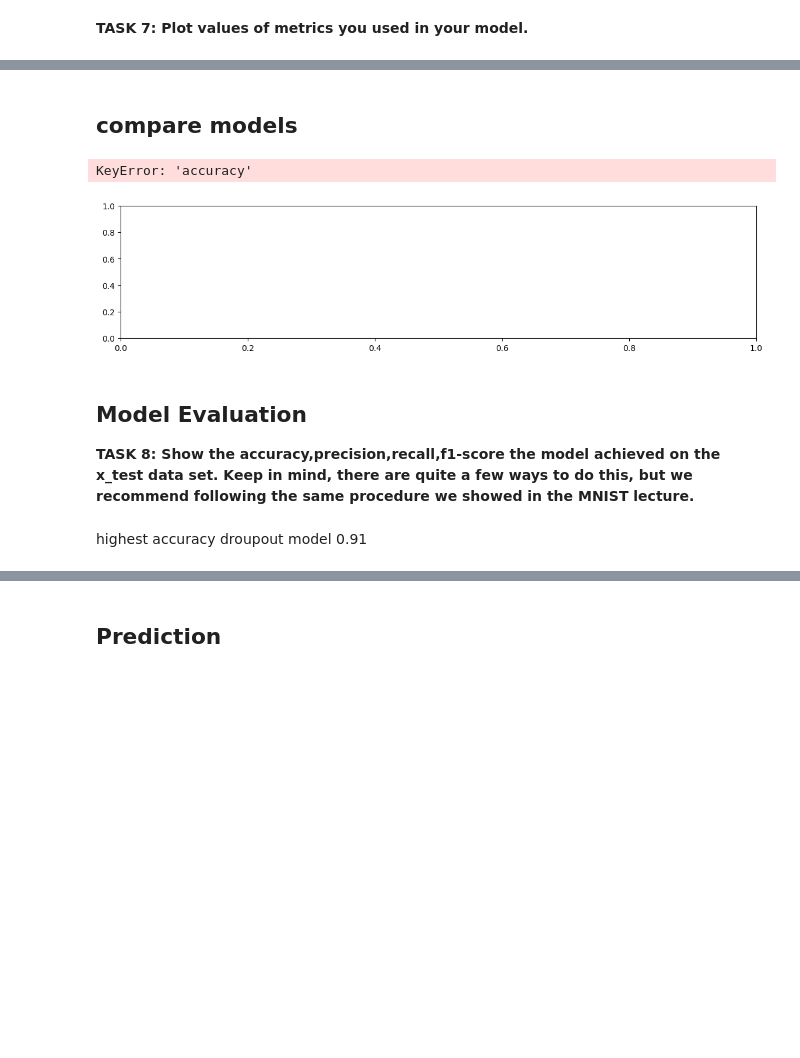
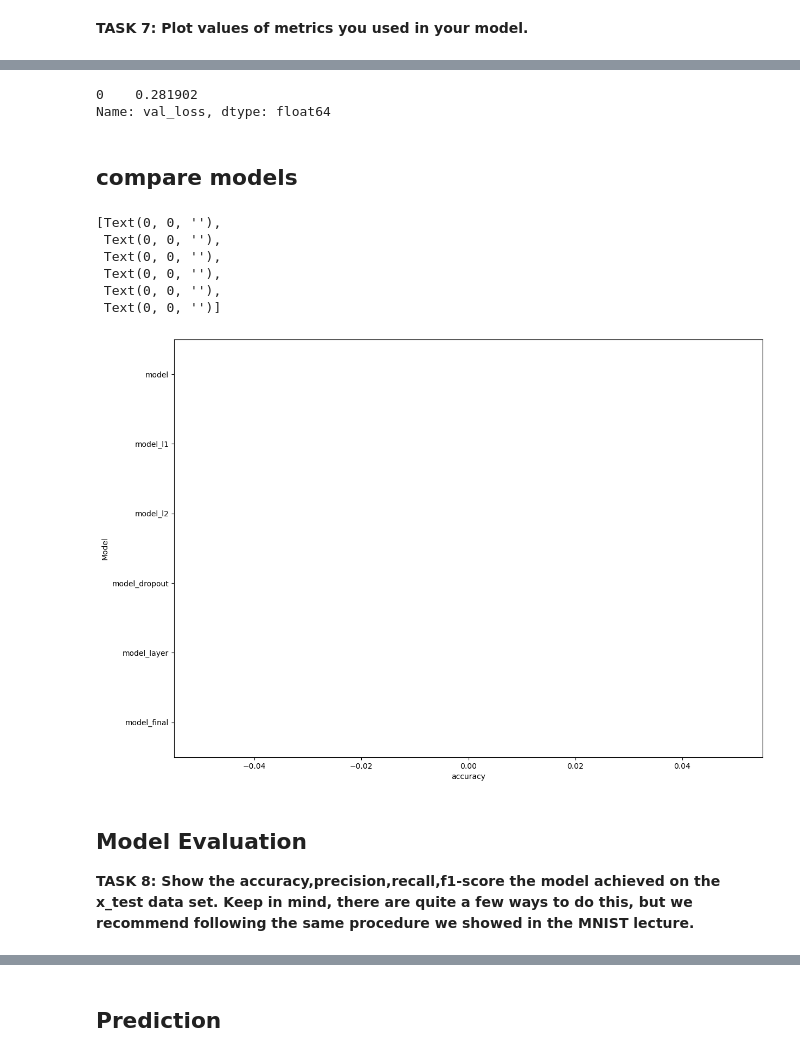
Before and after one commit to Rawanawh/Image-Classification-with-CNN, a Jupyter notebook: DL-Assignment-2 (Image Classification with CNN)-Student (1).ipynb, the cells around one changed output, grey strips where cells are left out. Saved outputs shown, nothing was run; the diff lists cells and outputs as text; code cells hidden in the pictures; blank space fills up the shorter version.

```diff
--- a/DL-Assignment-2 (Image Classification with CNN)-Student (1).ipynb
+++ b/DL-Assignment-2 (Image Classification with CNN)-Student (1).ipynb
@@ -452,6 +444,6 @@ _________________________________________________________________
 early_stop = tf.keras.callbacks.EarlyStopping(monitor="val_loss", mode="min", verbose=1, patience=5,
                                            restore_best_weights=True)
 # %%
-model_l2_history = model_l1.fit(X_train_vs, y_train_vc, batch_size=32, epochs=30, callbacks=[early_stop], validation_data = (X_val_s, y_val_vc))
+model_l2_history = model_l2.fit(X_train_vs, y_train_vc, batch_size=32, epochs=30, callbacks=[early_stop], validation_data = (X_val_s, y_val_vc))
 # %% [output]
 Epoch 1/30
@@ -768,2 +770,7 @@ loss_df_model_final.plot();
+# %%
+summary_model.iloc[2]
+# %% [output]
+0    0.281902
+Name: val_loss, dtype: float64
 # %% [markdown]
 ## compare models
@@ -778,49 +777,30 @@ m1.head
-# %%
-
-# compare models
-
-compare = pd.DataFrame(
-    {
-        "Model": ['model', 'model_l1', 'model_l2', 'model_dropout', 'model_layer', 'model_final'],
-
-        'accuracy ' : [ m1[1], m2[1], m3[1], m4[1], m5[1], m6[1] ],
-        'val_accuracy ': [m1[3], m2[3], m3[3], m4[3], m5[3], m6[3] ],
-        'loss': [m1[0], m2[0], m3[0], m4[0], m5[0], m6[0] ],
-        'val_loss':[m1[2], m2[2], m3[2], m4[2], m5[2], m6[2] ]
-
-    }
-)
-
-
-plt.figure(figsize=(14, 10))
-plt.subplot(311)
-compare = compare.sort_values(by="accuracy", ascending=False)
-ax = sns.barplot(x="accuracy", y="Model", data=compare, palette="Blues_d")
-ax.bar_label(ax.containers[0], fmt="%.3f")
-
-plt.figure(figsize=(14, 10))
-plt.subplot(312)
-compare = compare.sort_values(by="val_accuracy", ascending=False)
-ax = sns.barplot(x="val_accuracy", y="Model", data=compare, palette="Blues_d")
-ax.bar_label(ax.containers[0], fmt="%.3f")
-
-plt.figure(figsize=(14, 10))
-plt.subplot(313)
-compare = compare.sort_values(by="loss", ascending=False)
-ax = sns.barplot(x="loss", y="Model", data=compare, palette="Blues_d")
-ax.bar_label(ax.containers[0], fmt="%.3f")
-
-plt.figure(figsize=(14, 10))
-plt.subplot(314)
-compare = compare.sort_values(by="val_loss", ascending=False)
-ax = sns.barplot(x="val_loss", y="Model", data=compare, palette="Blues_d")
-ax.bar_label(ax.containers[0], fmt="%.3f")
-# %% [output]
-KeyError: 'accuracy'
-[figure, removed]
+# %%
+
+# compare models
+
+compare = pd.DataFrame(
+    {
+        "Model": ['model', 'model_l1', 'model_l2', 'model_dropout', 'model_layer', 'model_final'],
+
+        'accuracy': [ accuracy_model, accuracy_l1, accuracy_l2, accuracy_dropout, accuracy_layer,accuracy_final]
+    }
+)
+
+
+plt.figure(figsize=(14, 10))
+plt.plot()
+compare = compare.sort_values(by="accuracy", ascending=False)
+ax = sns.barplot(x="accuracy", y="Model", data=compare, palette="Blues_d")
+ax.bar_label(ax.containers[0], fmt="%.3f")
+# %% [output]
+[Text(0, 0, ''),
+ Text(0, 0, ''),
+ Text(0, 0, ''),
+ Text(0, 0, ''),
+ Text(0, 0, ''),
+ Text(0, 0, '')]
+[figure, added]
 # %% [markdown]
 ## Model Evaluation
 
 **TASK 8: Show the accuracy,precision,recall,f1-score the model achieved on the x_test data set. Keep in mind, there are quite a few ways to do this, but we recommend following the same procedure we showed in the MNIST lecture.**
-# %% [markdown]
-highest accuracy droupout model 0.91
```
Also changed, not shown: parts of 50 cells of this notebook.
